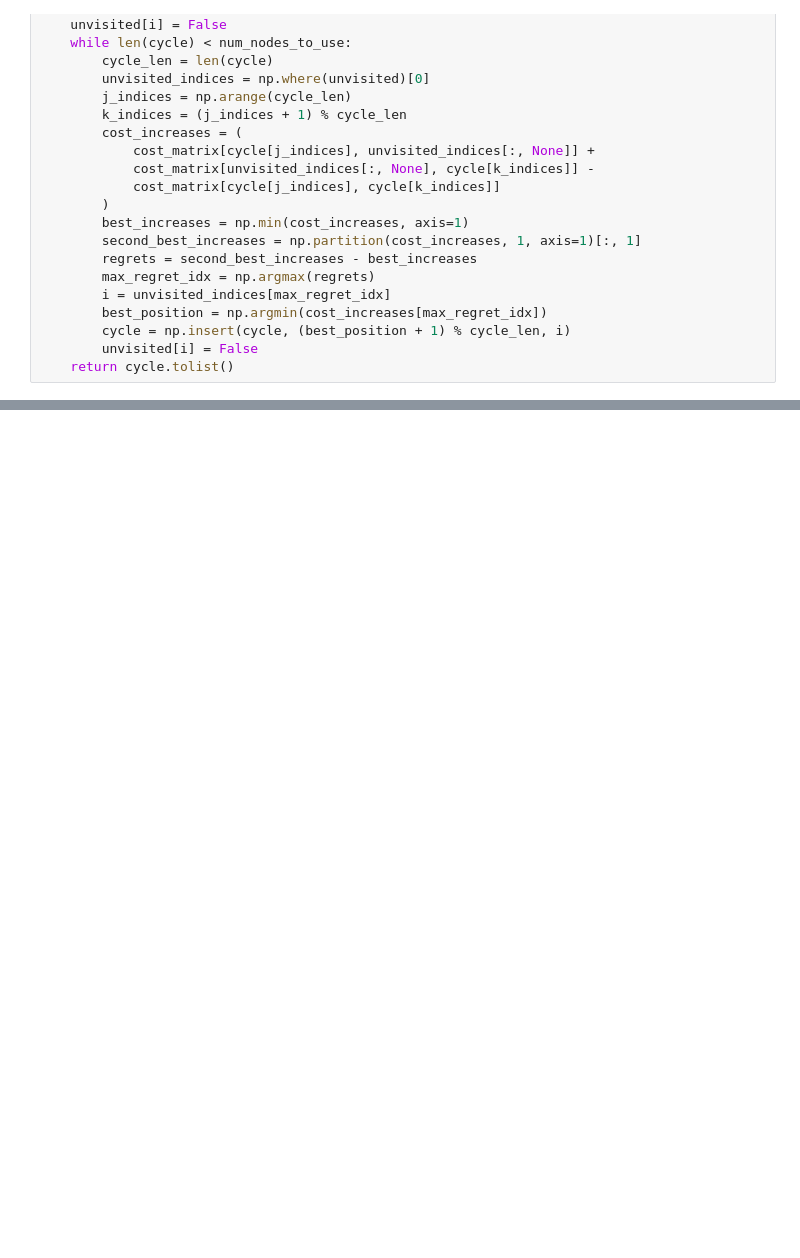
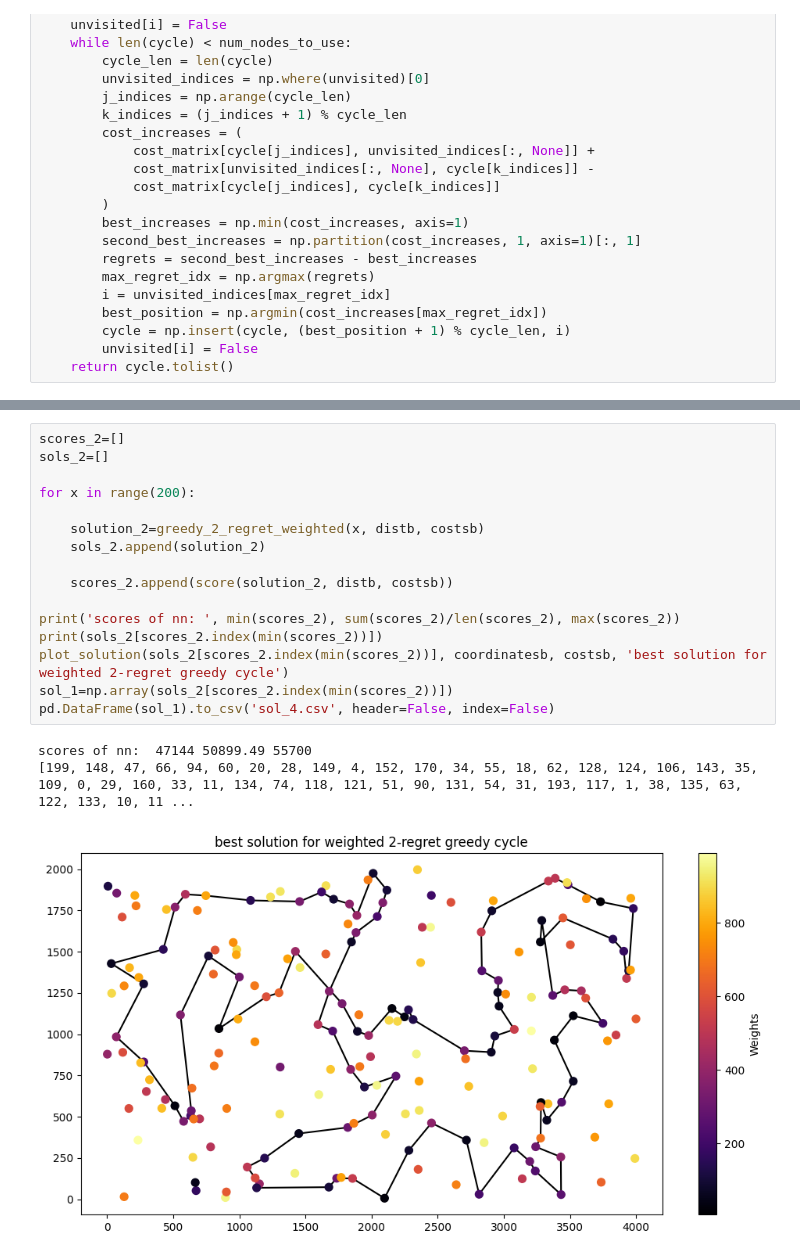
Before and after one commit to krzysztof-m-w/evolutionary_computation, a Jupyter notebook: lab2/ec2.ipynb, the cells around one changed output, grey strips where cells are left out. Saved outputs shown, nothing was run; the diff lists cells and outputs as text; blank space fills up the shorter version.

```diff
--- a/lab2/ec2.ipynb
+++ b/lab2/ec2.ipynb
@@ -181,3 +240,23 @@ greedy_2_regret_cycle(0, dist, costs)
+# %%
+scores_2=[]
+sols_2=[]
+
+for x in range(200):
+
+    solution_2=greedy_2_regret_weighted(x, distb, costsb)
+    sols_2.append(solution_2)
+
+    scores_2.append(score(solution_2, distb, costsb))
+
+print('scores of nn: ', min(scores_2), sum(scores_2)/len(scores_2), max(scores_2))
+print(sols_2[scores_2.index(min(scores_2))])
+plot_solution(sols_2[scores_2.index(min(scores_2))], coordinatesb, costsb, 'best solution for weighted 2-regret greedy cycle')
+sol_1=np.array(sols_2[scores_2.index(min(scores_2))])
+pd.DataFrame(sol_1).to_csv('sol_4.csv', header=False, index=False)
+# %% [output]
+scores of nn:  47144 50899.49 55700
+[199, 148, 47, 66, 94, 60, 20, 28, 149, 4, 152, 170, 34, 55, 18, 62, 128, 124, 106, 143, 35, 109, 0, 29, 160, 33, 11, 134, 74, 118, 121, 51, 90, 131, 54, 31, 193, 117, 1, 38, 135, 63, 122, 133, 10, 11 ...
+[figure, added]
 # %%
 %%timeit
 greedy_2_regret_cycle2(0, dist, costs)
```
Also changed, not shown: parts of 12 cells of this notebook.
